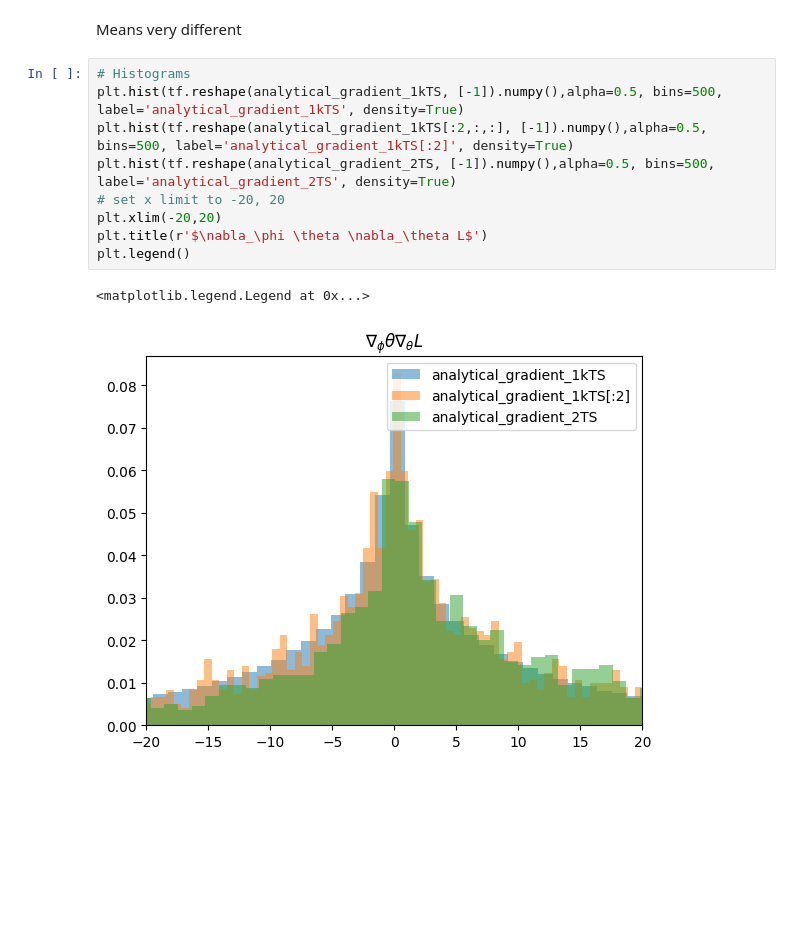
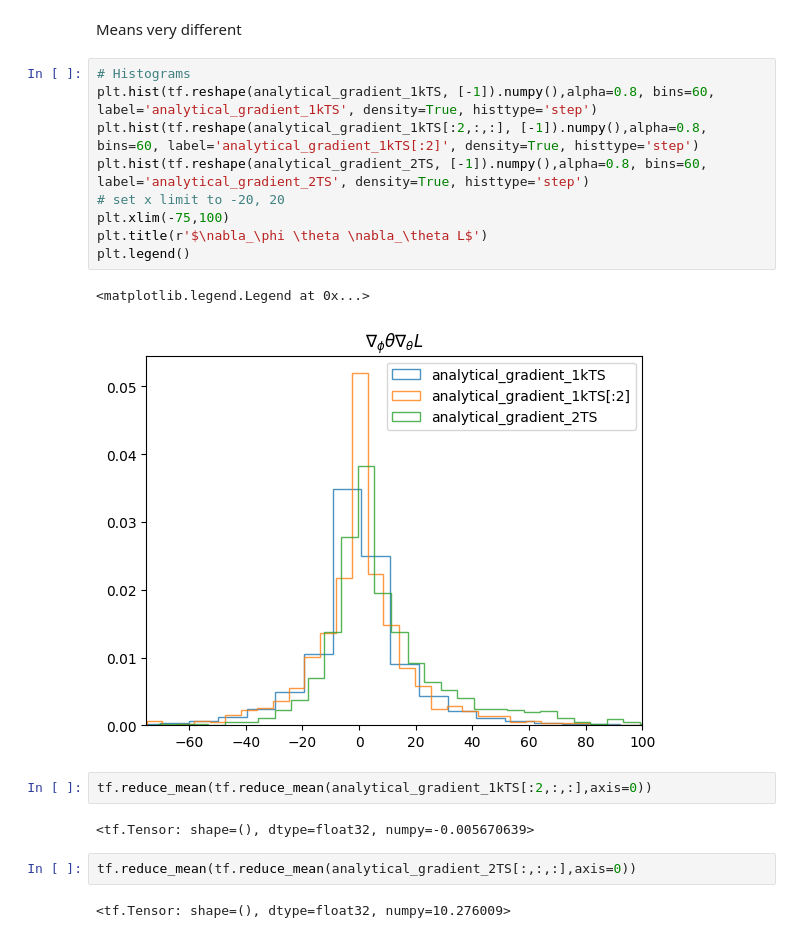
Before and after one commit to kheuton/prob_diff_topk, a Jupyter notebook: OneParamModelDifferences.ipynb, the cells around one changed output. Drawn from its saved outputs; the diff is of its cells as text; blank space fills up the shorter version.

```diff
--- a/OneParamModelDifferences.ipynb
+++ b/OneParamModelDifferences.ipynb
@@ -257,13 +268,21 @@ Min, mean, max of analytical_gradient_2TS: (-64.58103, 10.27601, 483.29678)
 Means very different
 # %%
 # Histograms
-plt.hist(tf.reshape(analytical_gradient_1kTS, [-1]).numpy(),alpha=0.5, bins=500, label='analytical_gradient_1kTS', density=True)
-plt.hist(tf.reshape(analytical_gradient_1kTS[:2,:,:], [-1]).numpy(),alpha=0.5, bins=500, label='analytical_gradient_1kTS[:2]', density=True)
-plt.hist(tf.reshape(analytical_gradient_2TS, [-1]).numpy(),alpha=0.5, bins=500, label='analytical_gradient_2TS', density=True)
+plt.hist(tf.reshape(analytical_gradient_1kTS, [-1]).numpy(),alpha=0.8, bins=60, label='analytical_gradient_1kTS', density=True, histtype='step')
+plt.hist(tf.reshape(analytical_gradient_1kTS[:2,:,:], [-1]).numpy(),alpha=0.8, bins=60, label='analytical_gradient_1kTS[:2]', density=True, histtype='step')
+plt.hist(tf.reshape(analytical_gradient_2TS, [-1]).numpy(),alpha=0.8, bins=60, label='analytical_gradient_2TS', density=True, histtype='step')
 # set x limit to -20, 20
-plt.xlim(-20,20)
+plt.xlim(-75,100)
 plt.title(r'$\nabla_\phi \theta \nabla_\theta L$')
 plt.legend()
 # %% [output]
 <matplotlib.legend.Legend at 0x...>
-[figure, old version]
+[figure, new version]
+# %%
+tf.reduce_mean(tf.reduce_mean(analytical_gradient_1kTS[:2,:,:],axis=0))
+# %% [output]
+<tf.Tensor: shape=(), dtype=float32, numpy=-0.005670639>
+# %%
+tf.reduce_mean(tf.reduce_mean(analytical_gradient_2TS[:,:,:],axis=0))
+# %% [output]
+<tf.Tensor: shape=(), dtype=float32, numpy=10.276009>
```
Also changed, not shown: parts of 19 cells of this notebook, 4 other files.
